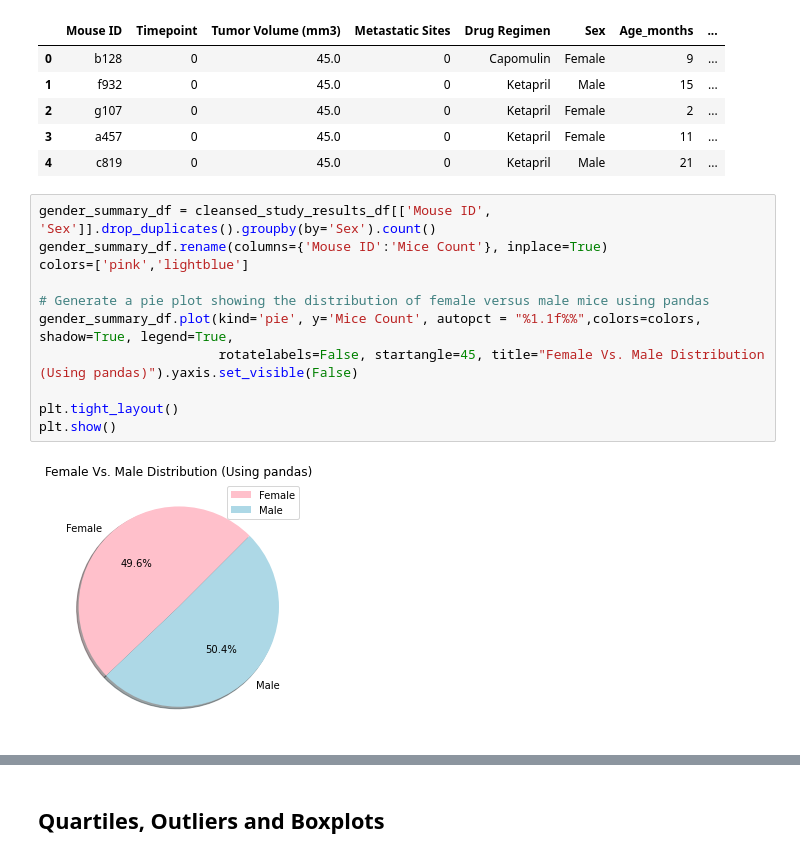
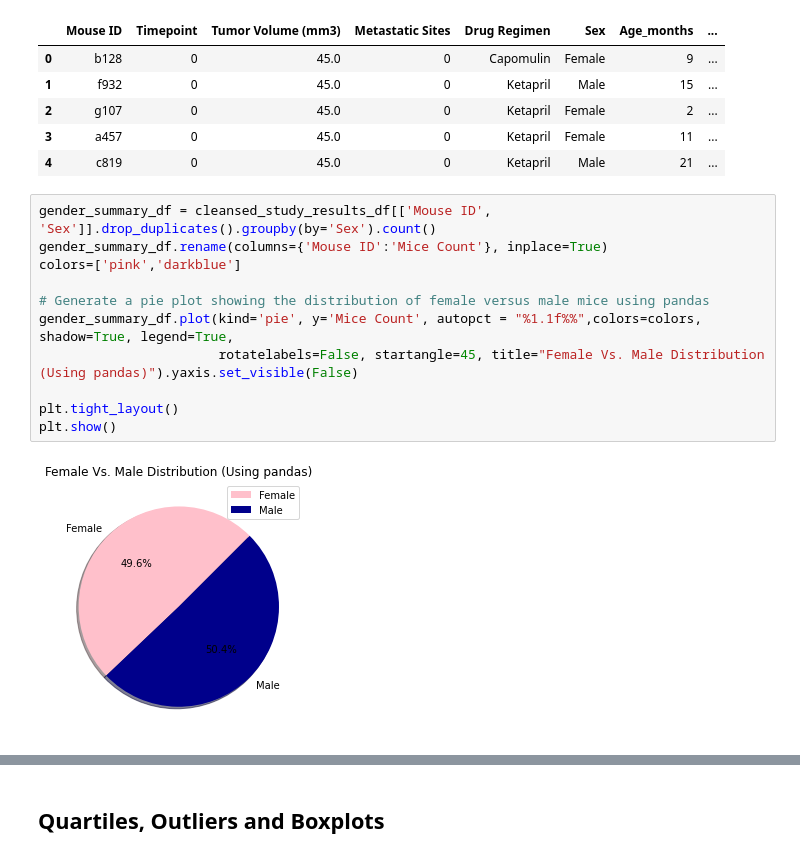
Before and after one commit to skesamsetty/matplotlib_challenge, a Jupyter notebook: Pymaceuticals/pymaceuticals_starter.ipynb, the cells around one changed output, grey strips where cells are left out. Saved outputs shown, nothing was run; the diff lists cells and outputs as text.

```diff
--- a/Pymaceuticals/pymaceuticals_starter.ipynb
+++ b/Pymaceuticals/pymaceuticals_starter.ipynb
@@ -199,16 +218,16 @@ cleansed_study_results_df.head()
 # %%
 gender_summary_df = cleansed_study_results_df[['Mouse ID', 'Sex']].drop_duplicates().groupby(by='Sex').count()
 gender_summary_df.rename(columns={'Mouse ID':'Mice Count'}, inplace=True)
-colors=['pink','lightblue']
+colors=['pink','darkblue']
 
 # Generate a pie plot showing the distribution of female versus male mice using pandas
 gender_summary_df.plot(kind='pie', y='Mice Count', autopct = "%1.1f%%",colors=colors, shadow=True, legend=True,
                        rotatelabels=False, startangle=45, title="Female Vs. Male Distribution (Using pandas)").yaxis.set_visible(False)
 
 plt.tight_layout()
 plt.show()
 # %% [output]
-[figure, old version]
+[figure, new version]
 # %%
 # Generate a pie plot showing the distribution of female versus male mice using pyplot
 try:
```
Also changed, not shown: parts of 4 cells of this notebook.
